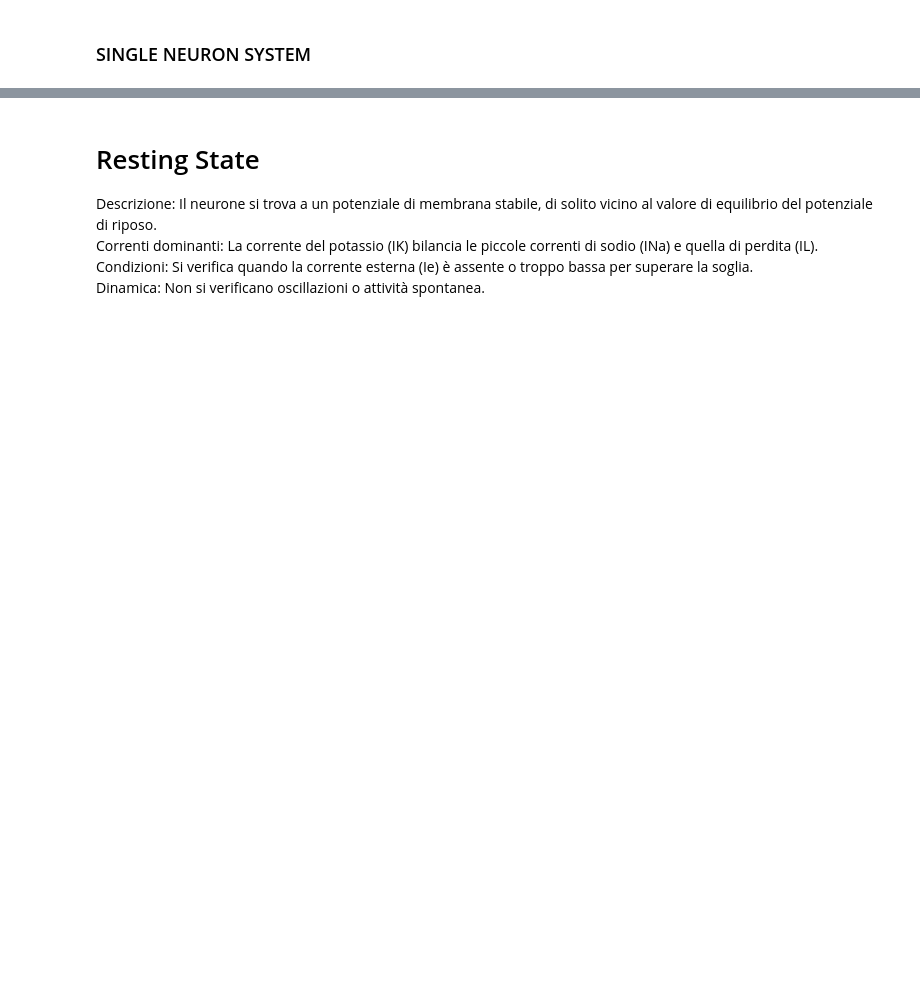
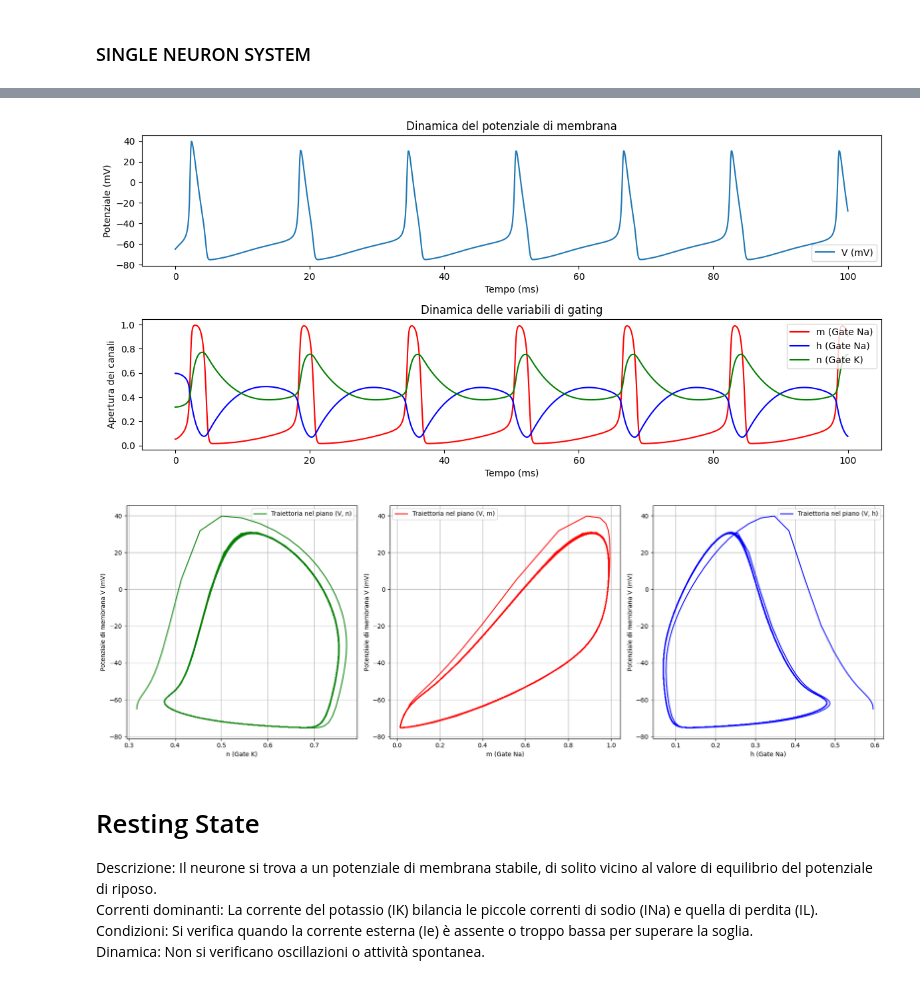
Before and after one commit to pietromihelj/modelli-e-sistemi-complessi, a Jupyter notebook: neuron_dynamical_system_Pietro_Mihelj.ipynb, the cells around one changed output, grey strips where cells are left out. Drawn from its saved outputs; the diff is of its cells as text; code cells hidden in the pictures; blank space fills up the shorter version.

```diff
--- a/neuron_dynamical_system_Pietro_Mihelj.ipynb
+++ b/neuron_dynamical_system_Pietro_Mihelj.ipynb
@@ -312,3 +303,9 @@ plt.show()
+# %%
+I_ext = 8
+time_phase_plot(-65,100,1000,I_ext)
+# %% [output]
+[figure, added]
+[figure, added]
 # %% [markdown]
 # Resting State #
 Descrizione: Il neurone si trova a un potenziale di membrana stabile, di solito vicino al valore di equilibrio del potenziale di riposo.
```
Also changed, not shown: parts of 11 cells of this notebook.
